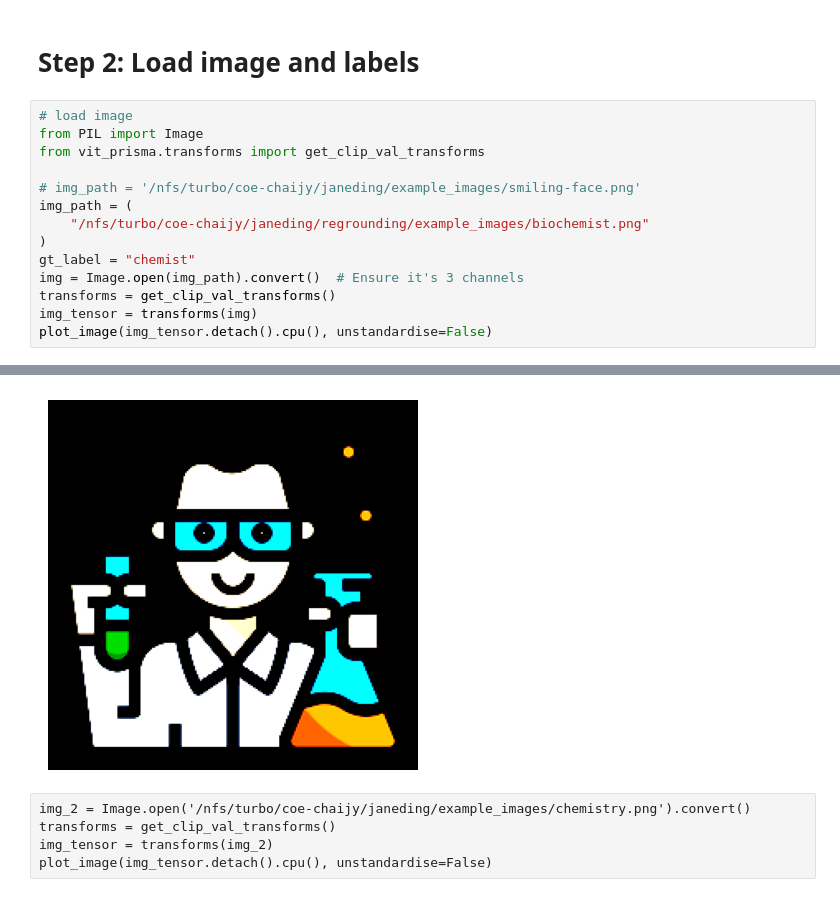
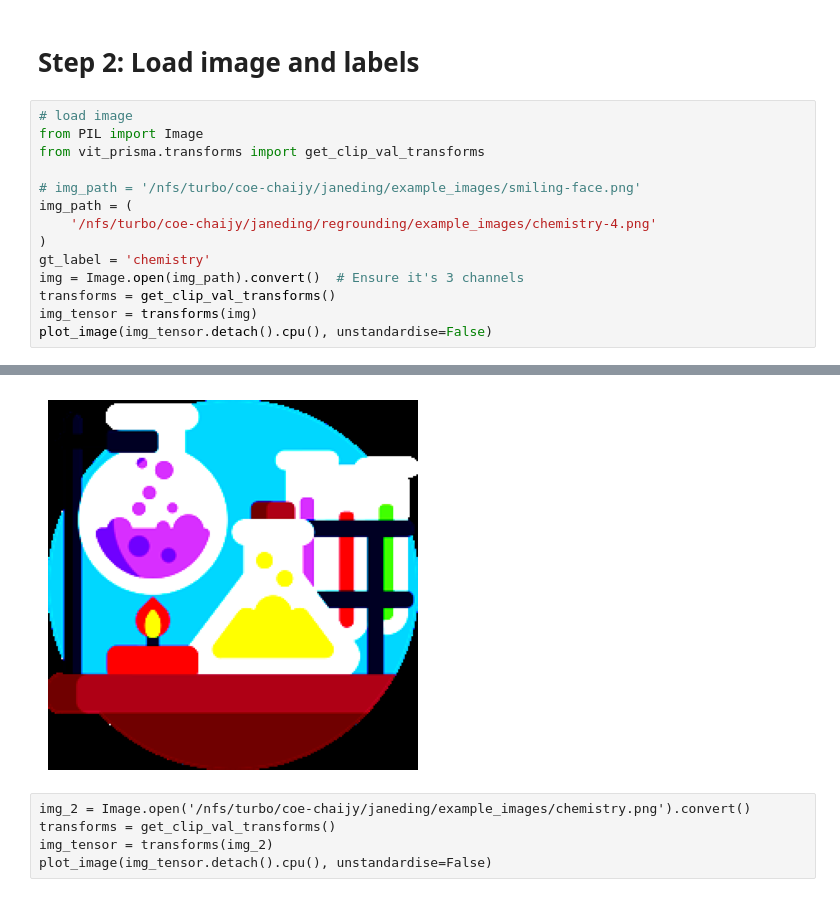
Before and after one commit to HaileyFamo/clip_tl, a Jupyter notebook: src/try.ipynb, the cells around one changed output, grey strips where cells are left out. Saved outputs shown, nothing was run; the diff lists cells and outputs as text.

```diff
--- a/src/try.ipynb
+++ b/src/try.ipynb
@@ -146,9 +187,9 @@ from vit_prisma.transforms import get_clip_val_transforms
 
 # img_path = '/nfs/turbo/coe-chaijy/janeding/example_images/smiling-face.png'
 img_path = (
-    "/nfs/turbo/coe-chaijy/janeding/regrounding/example_images/biochemist.png"
+    '/nfs/turbo/coe-chaijy/janeding/regrounding/example_images/chemistry-4.png'
 )
-gt_label = "chemist"
+gt_label = 'chemistry'
 img = Image.open(img_path).convert()  # Ensure it's 3 channels
 transforms = get_clip_val_transforms()
 img_tensor = transforms(img)
@@ -158,4 +203,4 @@ WARNING Task(Task-2) matplotlib.image:image.py:_normalize_image_array()- Clippin
-[figure, old version]
+[figure, new version]
 # %% [raw]
 img_2 = Image.open('/nfs/turbo/coe-chaijy/janeding/example_images/chemistry.png').convert()
 transforms = get_clip_val_transforms()
```
Also changed, not shown: parts of 49 cells of this notebook, 35 other files.
